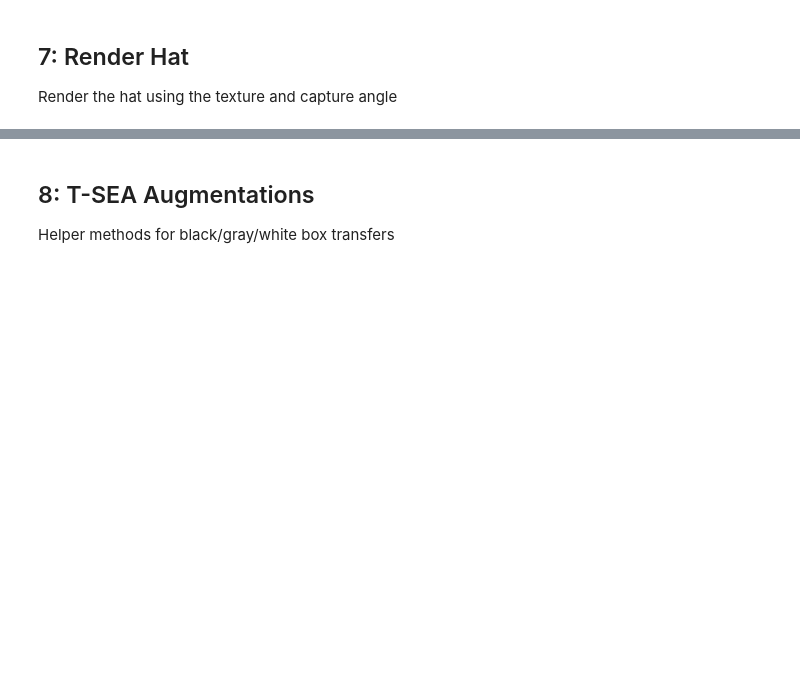
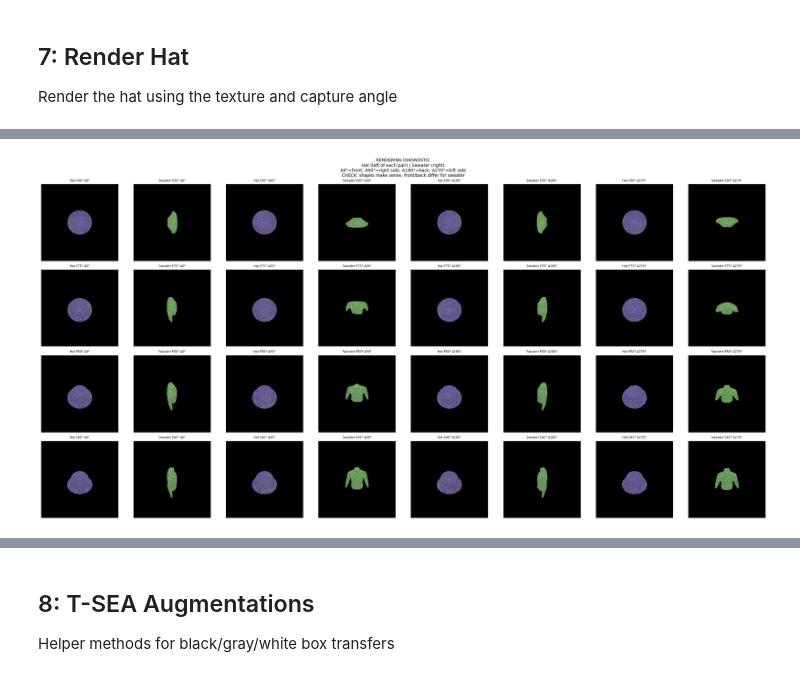
Before and after one commit to ramananj34/CloakHats, a Jupyter notebook: CloakHatV4.ipynb, the cells around one changed output, grey strips where cells are left out. Cells and saved outputs as stored; diff of their text form; code cells hidden in the pictures; blank space fills up the shorter version.

```diff
--- a/CloakHatV4.ipynb
+++ b/CloakHatV4.ipynb
@@ -610,10 +620,11 @@ class HatRenderer:
         dist = 2.5
 
         if bearing is not None and gimbal_yaw is not None:
-            # ══════════════════════════════════════════════
-            # DIRECT CAMERA PLACEMENT from drone telemetry
+            # ══════════════════════════════════════════════════════════
+            # DIRECT CAMERA from drone telemetry
+            # Build R, T from gimbal_yaw + gimbal_pitch (real camera)
             # World: +X=East, +Y=Up, +Z=South (North=-Z)
-            # ══════════════════════════════════════════════
+            # ══════════════════════════════════════════════════════════
             if not isinstance(bearing, torch.Tensor):
                 bearing = torch.tensor([bearing], device=self.device, dtype=torch.float32).expand(batch_size)
             elif bearing.dim() == 0:
@@ -631,32 +642,57 @@ class HatRenderer:
             elev_rad = elevation * (3.14159265 / 180.0)
             gy_rad = gimbal_yaw * (3.14159265 / 180.0)
 
-            # Eye position: drone at (bearing, elevation) on sphere
+            # ── Eye position (from GPS bearing + geometric elevation) ──
             eye_x = dist * torch.cos(elev_rad) * torch.sin(brg_rad)
             eye_y = dist * torch.sin(elev_rad)
             eye_z = -dist * torch.cos(elev_rad) * torch.cos(brg_rad)
-            eye = torch.stack([eye_x, eye_y, eye_z], dim=1)
+            eye = torch.stack([eye_x, eye_y, eye_z], dim=1)  # (B, 3)
 
-            at = torch.zeros_like(eye)
-
-            # Up vector: drone heading direction = image top
-            # North=0°→(0,0,-1), East=90°→(1,0,0), South=180°→(0,0,1)
+            # ── Camera rotation from gimbal_yaw + gimbal_pitch ──
+            # DJI gimbal: yaw=compass heading of camera, pitch=tilt (0=horiz, -90=down)
+            # Roll=0 always (gimbal stabilized)
             if gimbal_pitch is not None:
                 if not isinstance(gimbal_pitch, torch.Tensor):
                     gimbal_pitch = torch.tensor([gimbal_pitch], device=self.device, dtype=torch.float32).expand(batch_size)
                 elif gimbal_pitch.dim() == 0:
                     gimbal_pitch = gimbal_pitch.unsqueeze(0).expand(batch_size)
-                gp_rad = gimbal_pitch * (3.14159265 / 180.0)  # negative = looking down
+                gp_rad = gimbal_pitch * (3.14159265 / 180.0)
+            else:
+                gp_rad = torch.tensor([-3.14159265/2], device=self.device).expand(batch_size)
 
-                up_x = -torch.sin(gy_rad) * torch.sin(gp_rad)
-                up_y = torch.cos(gp_rad)
-                up_z = torch.cos(gy_rad) * torch.sin(gp_rad)
-                up = torch.stack([up_x, up_y, up_z], dim=1)
-            else:
-                # Fallback if gimbal_pitch not available
-                up = torch.tensor([[0.0, 1.0, 0.0]], device=self.device).expand(batch_size, -1)
+            sin_gy = torch.sin(gy_rad)
+            cos_gy = torch.cos(gy_rad)
+            sin_gp = torch.sin(gp_rad)
+            cos_gp = torch.cos(gp_rad)
+            zeros = torch.zeros_like(sin_gy)
 
-            R, T = look_at_view_transform(eye=eye, at=at, up=up, device=self.device)
+            # PyTorch3D camera: +X=left, +Y=up, +Z=forward (into screen)
+            # Real camera axes in world space:
+            #   forward = (cos(gp)*sin(gy), sin(gp), -cos(gp)*cos(gy))
+            #   right   = (cos(gy), 0, sin(gy))
+            #   up      = (-sin(gp)*sin(gy), cos(gp), sin(gp)*cos(gy))
+            #
+            # R transforms world→camera. R^T columns = camera axes in world.
+            # Camera left = -right, Camera up = up, Camera forward = forward
+
+            # R matrix: each row is a camera axis expressed in world coords
+            # Row 0 (camera X = left):  (-cos(gy), 0, -sin(gy))
+            # Row 1 (camera Y = up):    (-sin(gp)*sin(gy), cos(gp), sin(gp)*cos(gy))
+            # Row 2 (camera Z = fwd):   (cos(gp)*sin(gy), sin(gp), -cos(gp)*cos(gy))
+
+            R = torch.zeros(batch_size, 3, 3, device=self.device)
+            R[:, 0, 0] = -cos_gy
+            R[:, 0, 1] = zeros
+            R[:, 0, 2] = -sin_gy
+            R[:, 1, 0] = -sin_gp * sin_gy
+            R[:, 1, 1] = cos_gp
+            R[:, 1, 2] = sin_gp * cos_gy
+            R[:, 2, 0] = cos_gp * sin_gy
+            R[:, 2, 1] = sin_gp
+            R[:, 2, 2] = -cos_gp * cos_gy
+
+            # T = -R @ eye (translate so camera is at eye position)
+            T = -torch.bmm(R, eye.unsqueeze(2)).squeeze(2)  # (B, 3)
         else:
             # Fallback: spherical coordinates (for diagnostic grids)
             if not isinstance(elevation, torch.Tensor):
@@ -881,3 +917,4 @@ plt.show()
 logger.info("CHECK: Hat should look like a hat from all angles")
 logger.info("CHECK: Sweater should show different shape at A0 (front) vs A180 (back)")
 logger.info("CHECK: At E90 (overhead) you see mostly the top of both")
+# %% [output]
@@ -883,0 +938 @@ logger.info("CHECK: At E90 (overhead) you see mostly the top of both")
+[figure, added]
```
Also changed, not shown: parts of 6 cells of this notebook.
